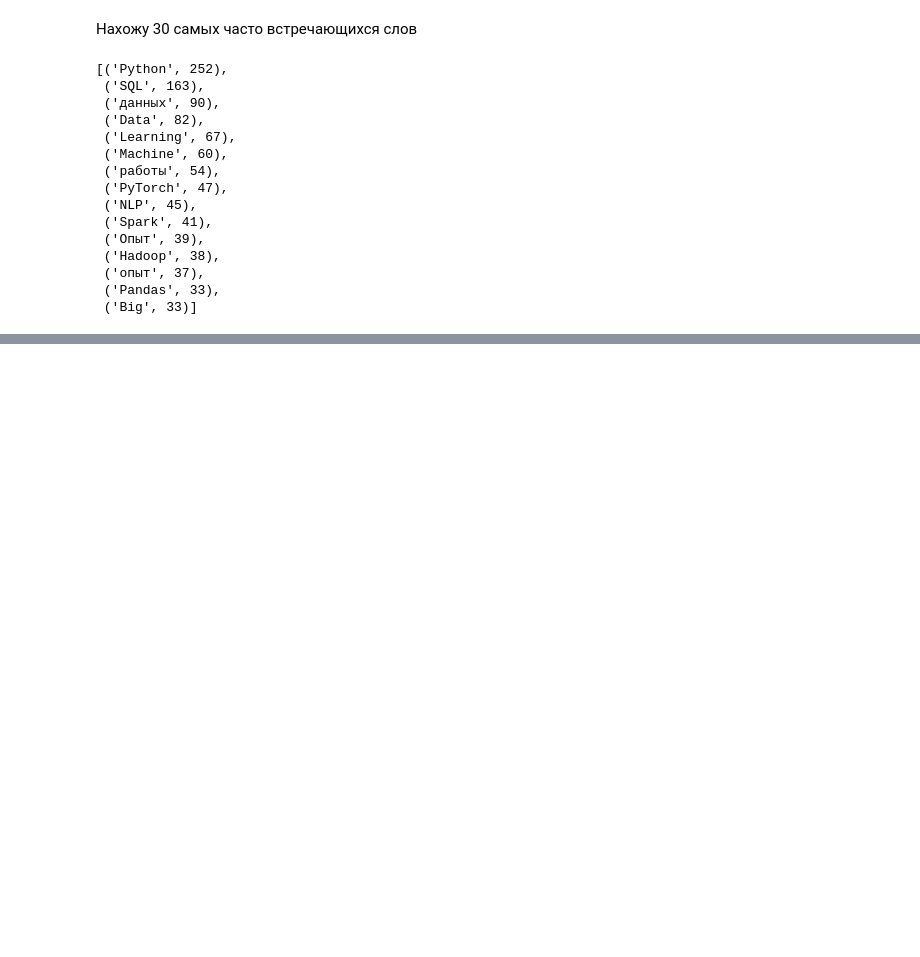
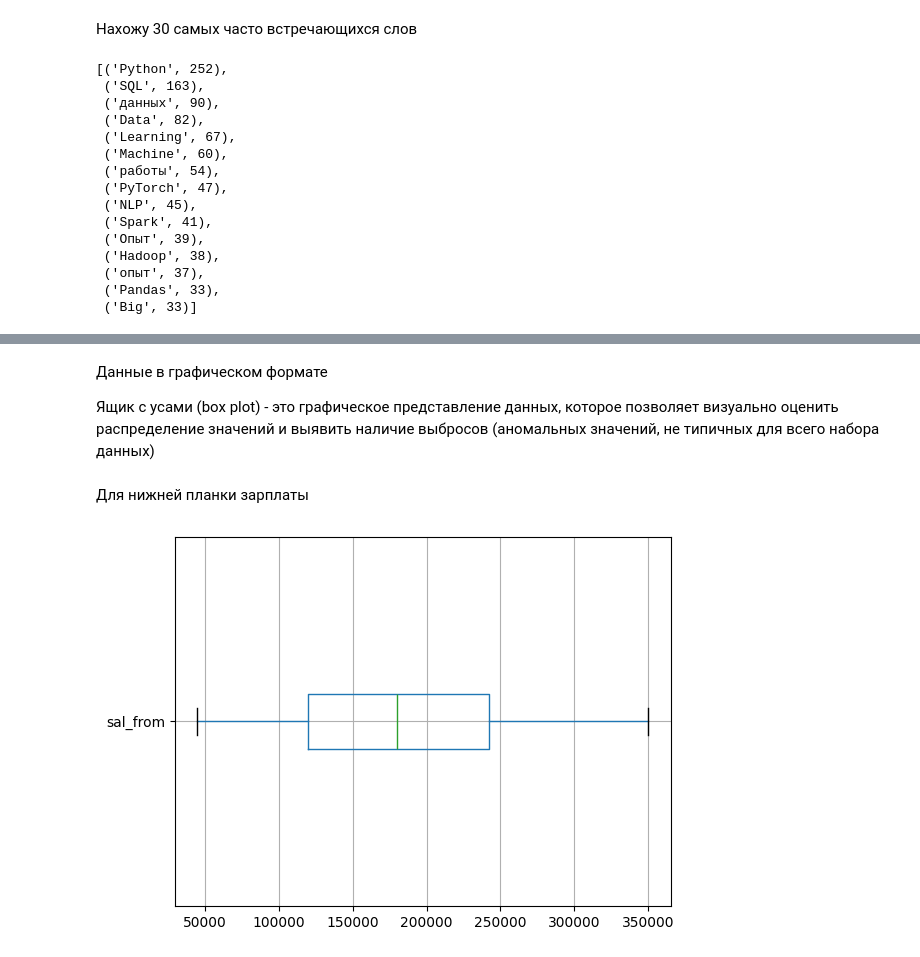
Before and after one commit to GarifullinII/DataScienceJobsAnalysis, a Jupyter notebook: salary_analysis_eda.ipynb, the cells around one changed output, grey strips where cells are left out. Cells and saved outputs as stored; diff of their text form; code cells hidden in the pictures; blank space fills up the shorter version.

```diff
--- a/salary_analysis_eda.ipynb
+++ b/salary_analysis_eda.ipynb
@@ -202,0 +244,10 @@ Counter(skills).most_common(15)
+# %% [markdown]
+Данные в графическом формате
+
+Ящик с усами (box plot) - это графическое представление данных, которое позволяет визуально оценить распределение значений и выявить наличие выбросов (аномальных значений, не типичных для всего набора данных)
+# %% [markdown]
+Для нижней планки зарплаты
+# %%
+df.boxplot('sal_from', vert=False);
+# %% [output]
+[figure, added]
```
Also changed, not shown: parts of 24 cells of this notebook.
